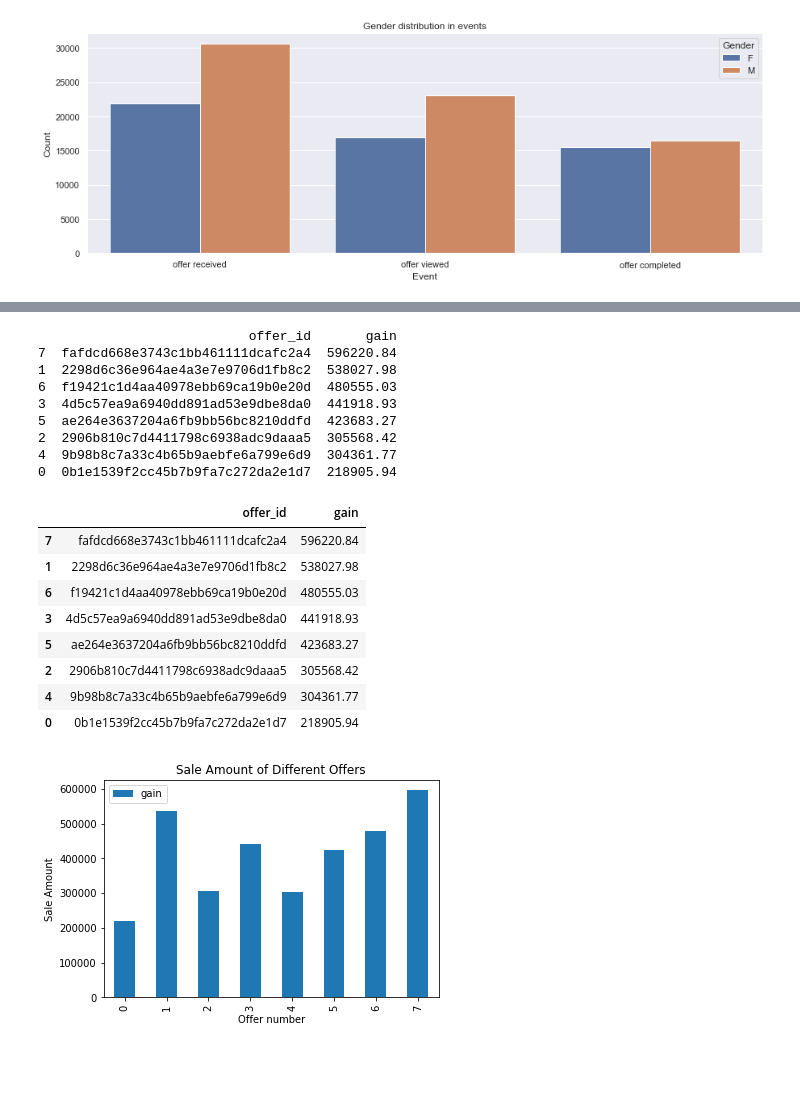
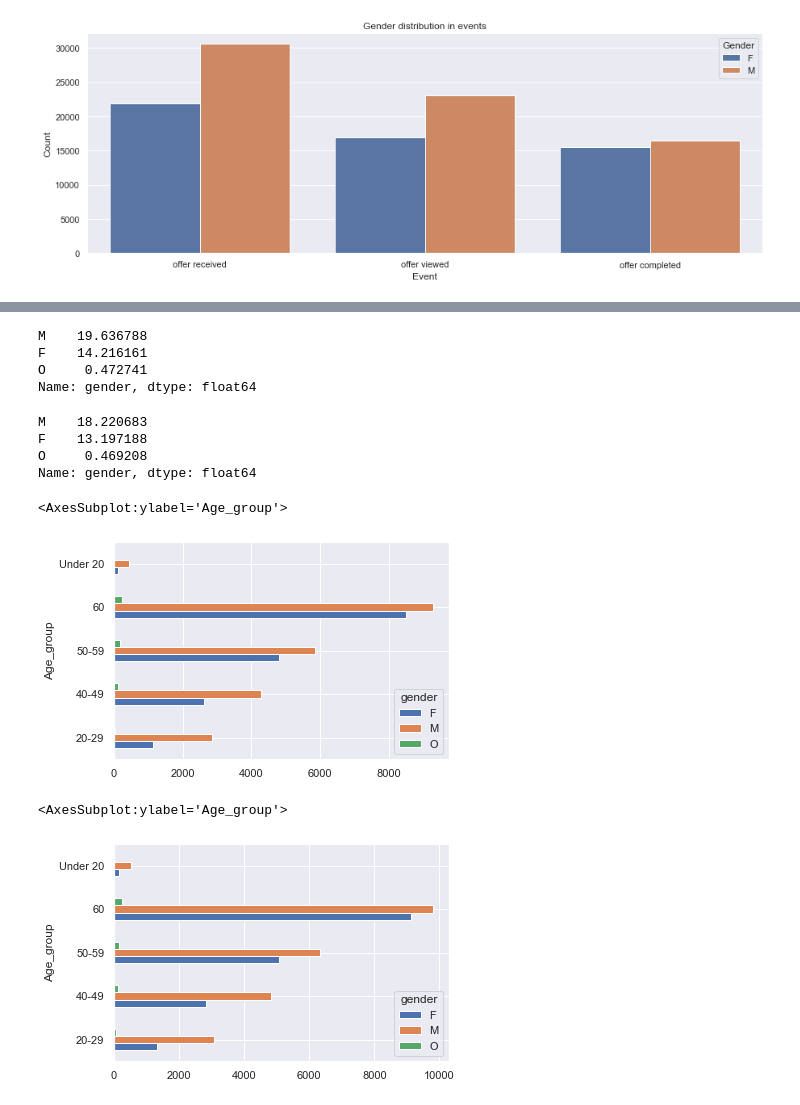
Before and after one commit to abndre/Starbucks-Capstone-Challenge, a Jupyter notebook: Starbucks_Capstone_notebook.ipynb, the cells around one changed output, grey strips where cells are left out. Cells and saved outputs as stored; diff of their text form; code cells hidden in the pictures; blank space fills up the shorter version.

```diff
--- a/Starbucks_Capstone_notebook.ipynb
+++ b/Starbucks_Capstone_notebook.ipynb
@@ -547,11 +544,3 @@ plt.legend(title='Gender')
 # %% [output]
 <matplotlib.legend.Legend at 0x...>
 [figure]
-# %%
-plt.figure(figsize=(15, 5))
-sns.countplot(x= "event", hue= "offer_type", data=plot_gender)
-sns.set(style="darkgrid")
-plt.title('Distribution of offer types in events')
-plt.ylabel('Count')
-plt.xlabel('Event')
-plt.legend(title='Offer Type')
@@ -1024,22 +547,24 @@ def best_sale_offer(user_item_matrix):
-# %%
-best_sale_offer(full_df)
-# %% [output]
-                           offer_id       gain
-7  fafdcd668e3743c1bb461111dcafc2a4  596220.84
-1  2298d6c36e964ae4a3e7e9706d1fb8c2  538027.98
-6  f19421c1d4aa40978ebb69ca19b0e20d  480555.03
-3  4d5c57ea9a6940dd891ad53e9dbe8da0  441918.93
-5  ae264e3637204a6fb9bb56bc8210ddfd  423683.27
-2  2906b810c7d4411798c6938adc9daaa5  305568.42
-4  9b98b8c7a33c4b65b9aebfe6a799e6d9  304361.77
-0  0b1e1539f2cc45b7b9fa7c272da2e1d7  218905.94
-|  | offer_id | gain |
-| 7 | fafdcd668e3743c1bb461111dcafc2a4 | 596220.84 |
-| 1 | 2298d6c36e964ae4a3e7e9706d1fb8c2 | 538027.98 |
-| 6 | f19421c1d4aa40978ebb69ca19b0e20d | 480555.03 |
-| 3 | 4d5c57ea9a6940dd891ad53e9dbe8da0 | 441918.93 |
-| 5 | ae264e3637204a6fb9bb56bc8210ddfd | 423683.27 |
-| 2 | 2906b810c7d4411798c6938adc9daaa5 | 305568.42 |
-| 4 | 9b98b8c7a33c4b65b9aebfe6a799e6d9 | 304361.77 |
-| 0 | 0b1e1539f2cc45b7b9fa7c272da2e1d7 | 218905.94 |
-[figure, removed]
+# %%
+offer_complet[offer_complet.bogo==1].gender.value_counts()/offer_complet.shape[0] * 100
+# %% [output]
+M    19.636788
+F    14.216161
+O     0.472741
+Name: gender, dtype: float64
+# %%
+offer_complet[offer_complet.discount==1].gender.value_counts()/offer_complet.shape[0] * 100
+# %% [output]
+M    18.220683
+F    13.197188
+O     0.469208
+Name: gender, dtype: float64
+# %%
+offer_complet[offer_complet.discount==1].groupby('Age_group').gender.value_counts().unstack().plot.barh()
+# %% [output]
+<AxesSubplot:ylabel='Age_group'>
+[figure, added]
+# %%
+offer_complet[offer_complet.discount==0].groupby('Age_group').gender.value_counts().unstack().plot.barh()
+# %% [output]
+<AxesSubplot:ylabel='Age_group'>
+[figure, added]
```
Also changed, not shown: parts of 56 cells of this notebook.
